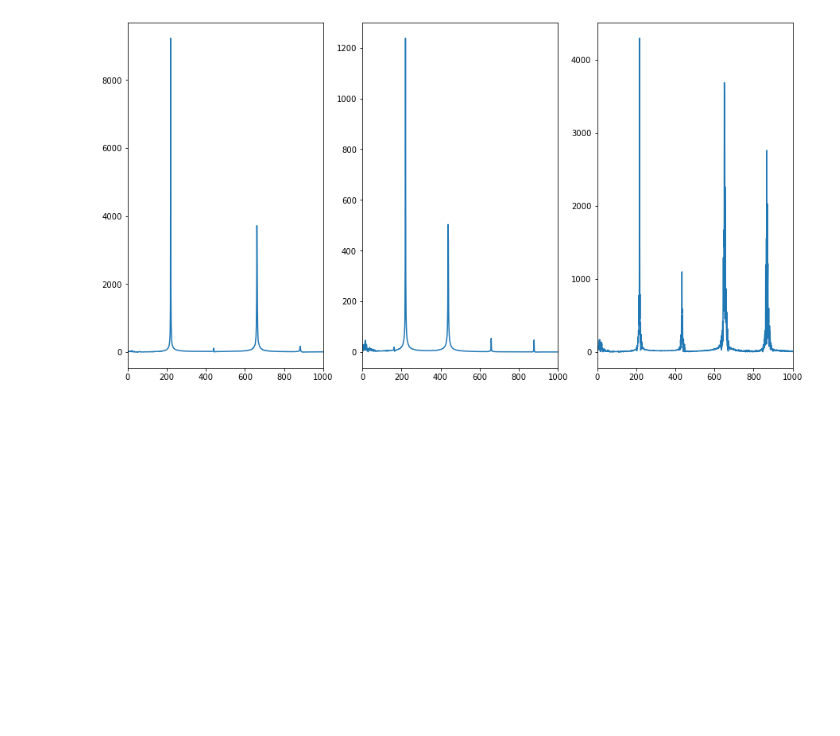
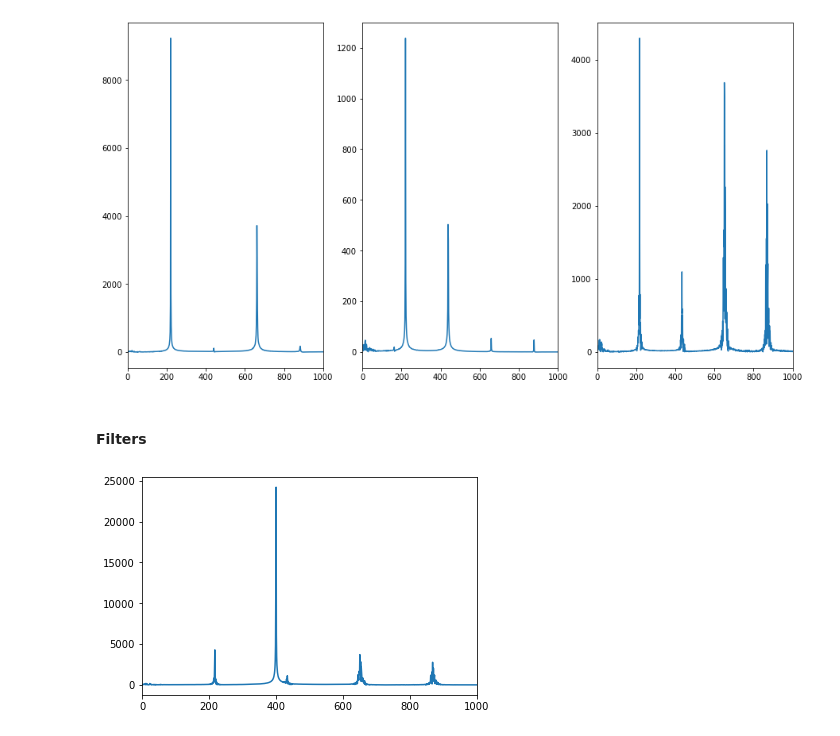
Before and after one commit to moxlos/algorithms, a Jupyter notebook: diff_eqs/fourier_series.ipynb, the cells around one changed output. Drawn from its saved outputs; the diff is of its cells as text; code cells hidden in the pictures; blank space fills up the shorter version.

Commit message:
add filters

```diff
--- a/diff_eqs/fourier_series.ipynb
+++ b/diff_eqs/fourier_series.ipynb
@@ -173,3 +174,19 @@ ax3.set_xlim(0,1000)
 plt.show()
 # %% [output]
 [figure]
+# %% [markdown]
+#### Filters
+# %%
+samplerate, voice = read('data/voice.wav')
+voice = voice[:,0] / np.max(voice[:,0])
+lenV = len(voice)
+voice = voice[round(lenV*0.3):round(lenV*0.5)]
+# %%
+voice = voice + generate_sine_wave(400, samplerate, 5)[1][:len(voice)] #mess up the signal
+voice_f = np.abs(fft(voice))
+f = np.arange(0,samplerate/2,samplerate / len(voice_f))
+plt.plot(f,voice_f[:len(f)])
+plt.xlim(0,1000)
+write('data/before_voice.wav', len(voice), voice)
+# %% [output]
+[figure, added]
```
Also changed, not shown: parts of 2 cells of this notebook, 2 other files.
